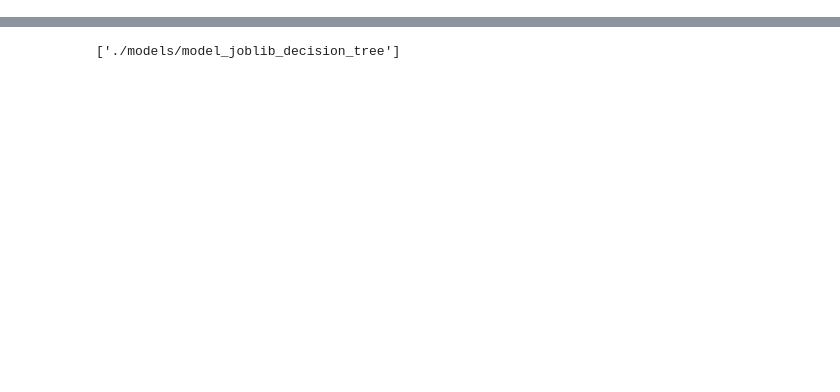
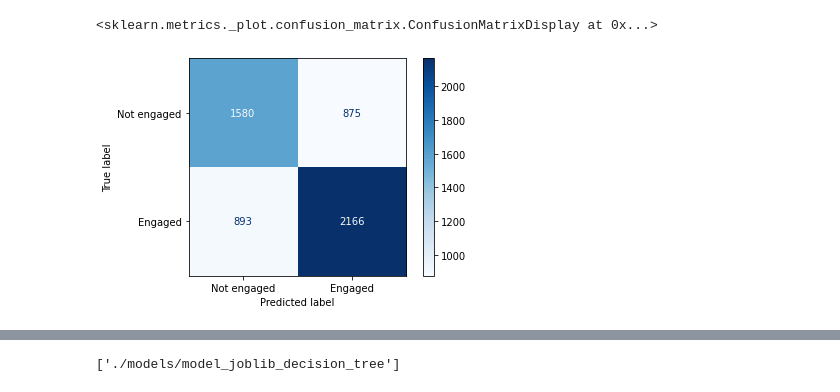
Before and after one commit to prashanth21S/EngagementClassification2021, a Jupyter notebook: Decision Tree.ipynb, the cells around one changed output, grey strips where cells are left out. Drawn from its saved outputs; the diff is of its cells as text; code cells hidden in the pictures; blank space fills up the shorter version.

```diff
--- a/Decision Tree.ipynb
+++ b/Decision Tree.ipynb
@@ -21,3 +38,8 @@ feat=feat.reshape(-1)
 y_train=dft["Result"]
 x_train=dft.drop("Result",axis=1)
 x_train=x_train[feat]
+# %%
+# compute required values
+scaler = StandardScaler()
+model = scaler.fit(x_train)
+x_train = model.transform(x_train)
@@ -33,0 +103,5 @@ print(sum(avg_score)/5)
+# %%
+metrics.plot_confusion_matrix(model, X_test, Y_test, cmap=plt.cm.Blues, display_labels=['Not engaged', 'Engaged'])
+# %% [output]
+<sklearn.metrics._plot.confusion_matrix.ConfusionMatrixDisplay at 0x...>
+[figure, added]
```
Also changed, not shown: parts of 20 cells of this notebook, 3 other files.
